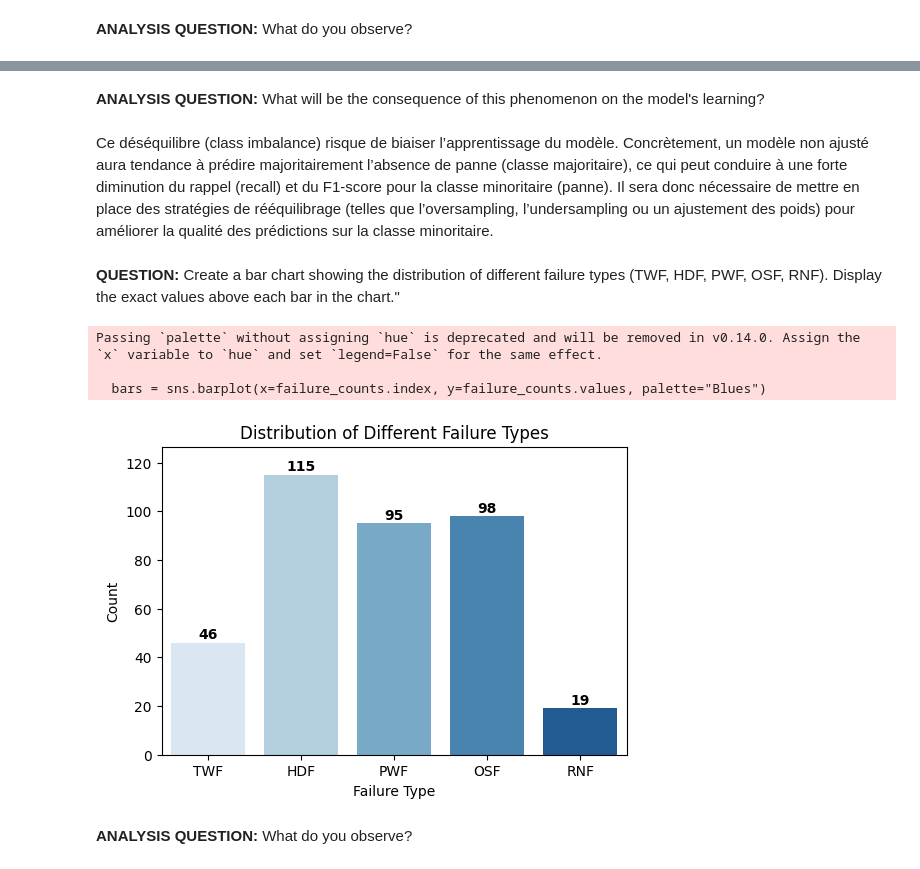
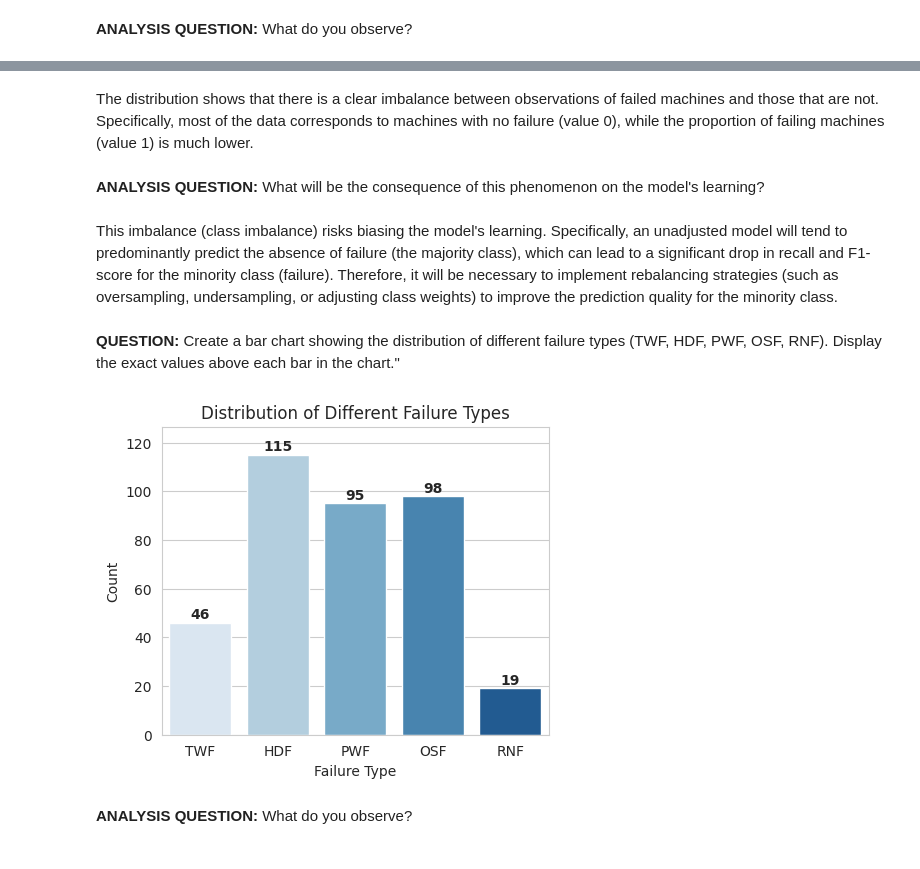
Before and after one commit to MothSleath/EmbeddedAI, a Jupyter notebook: TP_IA_EMBARQUEE.ipynb, the cells around one changed output, grey strips where cells are left out. Saved outputs shown, nothing was run; the diff lists cells and outputs as text; code cells hidden in the pictures.

Commit message:
Fixing bug in the display of the bar plot + translate text in English

```diff
--- a/TP_IA_EMBARQUEE.ipynb
+++ b/TP_IA_EMBARQUEE.ipynb
@@ -60,32 +58,47 @@ La distribution montre qu’il existe un net déséquilibre entre les observatio
+# %% [markdown]
+The distribution shows that there is a clear imbalance between observations of failed machines and those that are not. Specifically, most of the data corresponds to machines with no failure (value 0), while the proportion of failing machines (value 1) is much lower.
 # %% [markdown]
 **ANALYSIS QUESTION:** What will be the consequence of this phenomenon on the model's learning?
-# %% [markdown]
-Ce déséquilibre (class imbalance) risque de biaiser l’apprentissage du modèle. Concrètement, un modèle non ajusté aura tendance à prédire majoritairement l’absence de panne (classe majoritaire), ce qui peut conduire à une forte diminution du rappel (recall) et du F1-score pour la classe minoritaire (panne). Il sera donc nécessaire de mettre en place des stratégies de rééquilibrage (telles que l’oversampling, l’undersampling ou un ajustement des poids) pour améliorer la qualité des prédictions sur la classe minoritaire.
+# %% [markdown]
+This imbalance (class imbalance) risks biasing the model's learning. Specifically, an unadjusted model will tend to predominantly predict the absence of failure (the majority class), which can lead to a significant drop in recall and F1-score for the minority class (failure). Therefore, it will be necessary to implement rebalancing strategies (such as oversampling, undersampling, or adjusting class weights) to improve the prediction quality for the minority class.
 # %% [markdown]
 **QUESTION:** Create a bar chart showing the distribution of different failure types (TWF, HDF, PWF, OSF, RNF). Display the exact values above each bar in the chart."
 # %%
+# List of failure types
 failure_types = ["TWF", "HDF", "PWF", "OSF", "RNF"]
 
-# Calcul du nombre total de pannes pour chaque type
+# Calculate the total number of failures for each type
 failure_counts = df[failure_types].sum()
 
-# Création du bar chart
-plt.figure(figsize=(6, 4))
-bars = sns.barplot(x=failure_counts.index, y=failure_counts.values, palette="Blues")
+# Convert to a DataFrame to facilitate the use of hue
+failure_counts_df = failure_counts.reset_index()
+failure_counts_df.columns = ["failure_type", "count"]
 
-# Ajout des valeurs exactes au-dessus de chaque barre
-for i, value in enumerate(failure_counts.values):
+# Create the bar chart with the hue variable
+plt.figure(figsize=(5, 4))
+sns.set_style("whitegrid")
+bars = sns.barplot(
+    data=failure_counts_df,
+    x="failure_type",
+    y="count",
+    hue="failure_type",
+    dodge=False,
+    palette="Blues"
+)
+
+# Hide the legend (unnecessary here because hue already corresponds to the x-axis)
+plt.legend([], [], frameon=False)
+
+# Add the exact values above each bar
+for i, value in enumerate(failure_counts_df["count"]):
     plt.text(i, value + 0.5, str(int(value)), ha='center', va='bottom', fontweight='bold')
 
 plt.title("Distribution of Different Failure Types")
 plt.xlabel("Failure Type")
 plt.ylabel("Count")
-plt.ylim(top=failure_counts.max() * 1.1)  # Pour laisser de l'espace au texte
+plt.ylim(top=failure_counts_df["count"].max() * 1.1)  # To leave space for the annotations
 plt.show()
 # %% [output]
-Passing `palette` without assigning `hue` is deprecated and will be removed in v0.14.0. Assign the `x` variable to `hue` and set `legend=False` for the same effect.
-
-  bars = sns.barplot(x=failure_counts.index, y=failure_counts.values, palette="Blues")
-[figure, old version]
+[figure, new version]
 # %% [markdown]
 **ANALYSIS QUESTION:** What do you observe?
```
Also changed, not shown: parts of 12 cells of this notebook.
